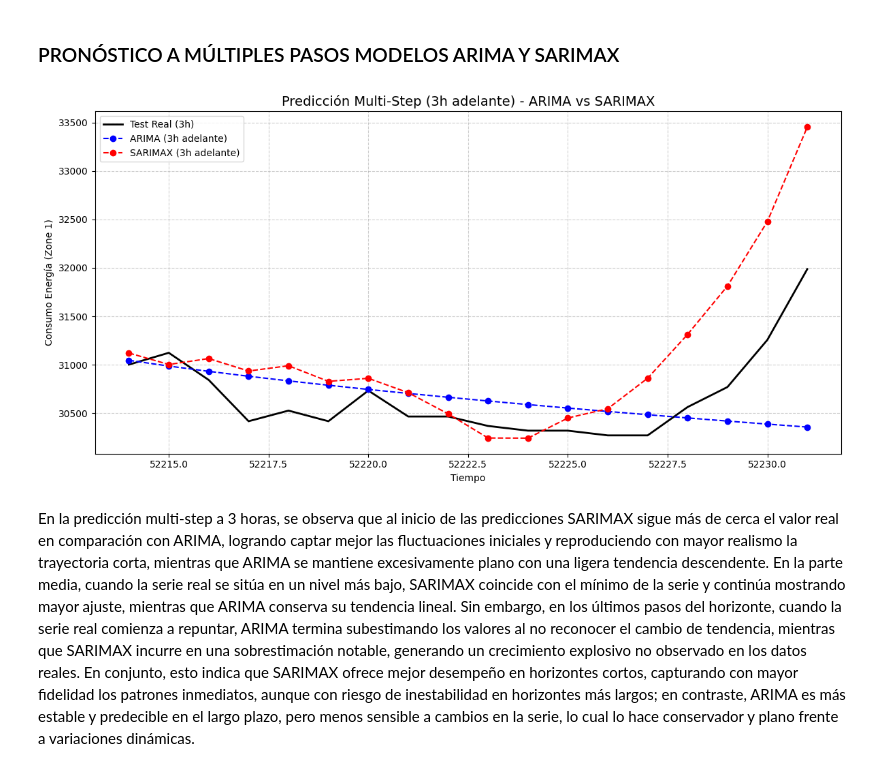
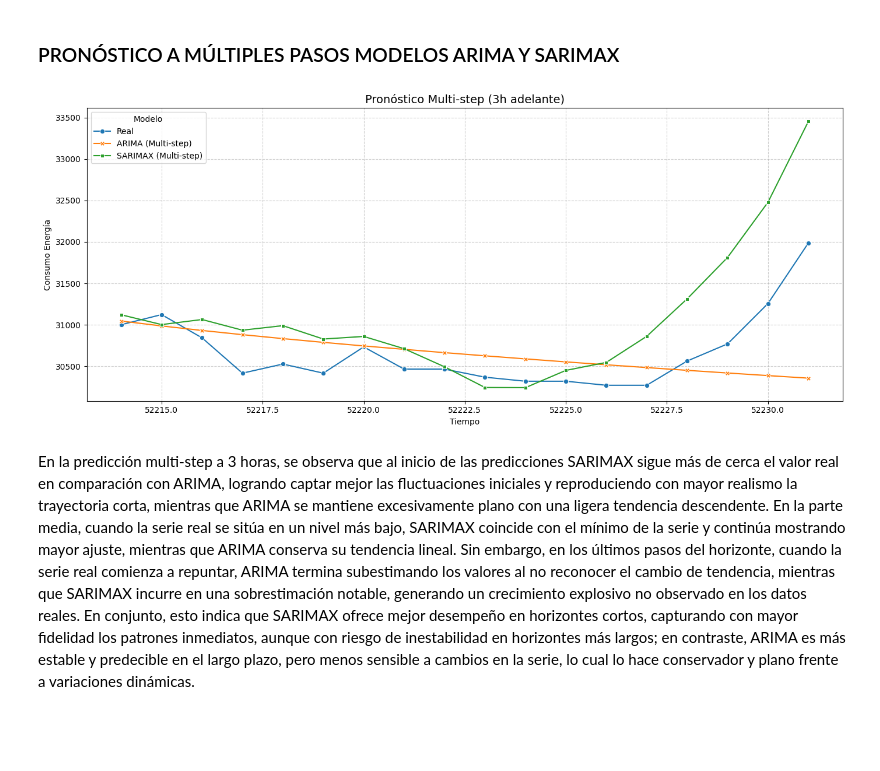
Before and after one commit to DCajiao/Time-series-forecast-of-energy-consumption-in-Tetouan-City, a Jupyter notebook: notebooks/01_ARIMA_SARIMA_modeling.ipynb, the cells around one changed output. Saved outputs shown, nothing was run; the diff lists cells and outputs as text; code cells hidden in the pictures; blank space fills up the shorter version.

```diff
--- a/notebooks/01_ARIMA_SARIMA_modeling.ipynb
+++ b/notebooks/01_ARIMA_SARIMA_modeling.ipynb
@@ -146,8 +146,8 @@ variable_exogena = df_zone1['temperature'].tail(n_observaciones)
 split_point = int(len(serie_reciente) * 0.8)
 train_serie = serie_reciente[:split_point]
 test_serie = serie_reciente[split_point:]
-train_exog = variable_exogena[:split_point]
-test_exog = variable_exogena[split_point:]
+train_exog = variable_exogena[:split_point].to_frame()
+test_exog  = variable_exogena[split_point:].to_frame()
 
 print("=== CONFIGURACIÓN PARA PREDICCIÓN A UN PASO (10 minutos) ===")
 print(f"Total observaciones: {len(serie_reciente)}")
@@ -363,28 +332,30 @@ TODO: análisis de la gráfica
 # %% [markdown]
 ### PRONÓSTICO A MÚLTIPLES PASOS MODELOS ARIMA Y SARIMAX
-# %%
-plt.figure(figsize=(12,6))
-
-# Valores reales (últimos 18 puntos test)
-plt.plot(test_multi_real.index, test_multi_real.values, label="Test Real (3h)", color="black", linewidth=2)
-
-# Predicción ARIMA multi-step
-if pred_arima_multi is not None:
-    plt.plot(pred_arima_multi.index, pred_arima_multi.values, '--o', color="blue", label="ARIMA (3h adelante)")
-
-# Predicción SARIMAX multi-step
-if pred_sarimax_multi is not None:
-    plt.plot(pred_sarimax_multi.index, pred_sarimax_multi.values, '--o', color="red", label="SARIMAX (3h adelante)")
-
-plt.title("Predicción Multi-Step (3h adelante) - ARIMA vs SARIMAX", fontsize=14)
-plt.xlabel("Tiempo")
-plt.ylabel("Consumo Energía (Zone 1)")
-plt.legend()
-plt.grid(True, linestyle="--", alpha=0.6)
-plt.tight_layout()
-plt.show()
-# %% [output]
-[figure, removed]
+# %%
+# Armar dataframe con predicciones multi-step
+df_multi = pd.DataFrame({
+    "time": test_serie.index[:n_pasos_futuro],
+    "Real": test_serie.iloc[:n_pasos_futuro].values,
+    "ARIMA (Multi-step)": pred_arima_multi_mean.values,
+    "SARIMAX (Multi-step)": pred_sarimax_multi_mean.values
+})
+
+df_multi_long = df_multi.melt(id_vars="time",
+                              value_vars=["Real", "ARIMA (Multi-step)", "SARIMAX (Multi-step)"],
+                              var_name="Modelo", value_name="Consumo")
+
+# Gráfico con seaborn
+plt.figure(figsize=(14,6))
+sns.lineplot(data=df_multi_long, x="time", y="Consumo", hue="Modelo", style="Modelo", markers=True, dashes=False)
+
+plt.title("Pronóstico Multi-step (3h adelante)", fontsize=14)
+plt.xlabel("Tiempo")
+plt.ylabel("Consumo Energía")
+plt.grid(True, linestyle="--", alpha=0.6)
+plt.tight_layout()
+plt.show()
+# %% [output]
+[figure, added]
 # %% [markdown]
 En la predicción multi-step a 3 horas, se observa que al inicio de las predicciones SARIMAX sigue más de cerca el valor real en comparación con ARIMA, logrando captar mejor las fluctuaciones iniciales y reproduciendo con mayor realismo la trayectoria corta, mientras que ARIMA se mantiene excesivamente plano con una ligera tendencia descendente. En la parte media, cuando la serie real se sitúa en un nivel más bajo, SARIMAX coincide con el mínimo de la serie y continúa mostrando mayor ajuste, mientras que ARIMA conserva su tendencia lineal. Sin embargo, en los últimos pasos del horizonte, cuando la serie real comienza a repuntar, ARIMA termina subestimando los valores al no reconocer el cambio de tendencia, mientras que SARIMAX incurre en una sobrestimación notable, generando un crecimiento explosivo no observado en los datos reales. En conjunto, esto indica que SARIMAX ofrece mejor desempeño en horizontes cortos, capturando con mayor fidelidad los patrones inmediatos, aunque con riesgo de inestabilidad en horizontes más largos; en contraste, ARIMA es más estable y predecible en el largo plazo, pero menos sensible a cambios en la serie, lo cual lo hace conservador y plano frente a variaciones dinámicas.
 # %% [markdown]
```
Also changed, not shown: parts of 13 cells of this notebook.
